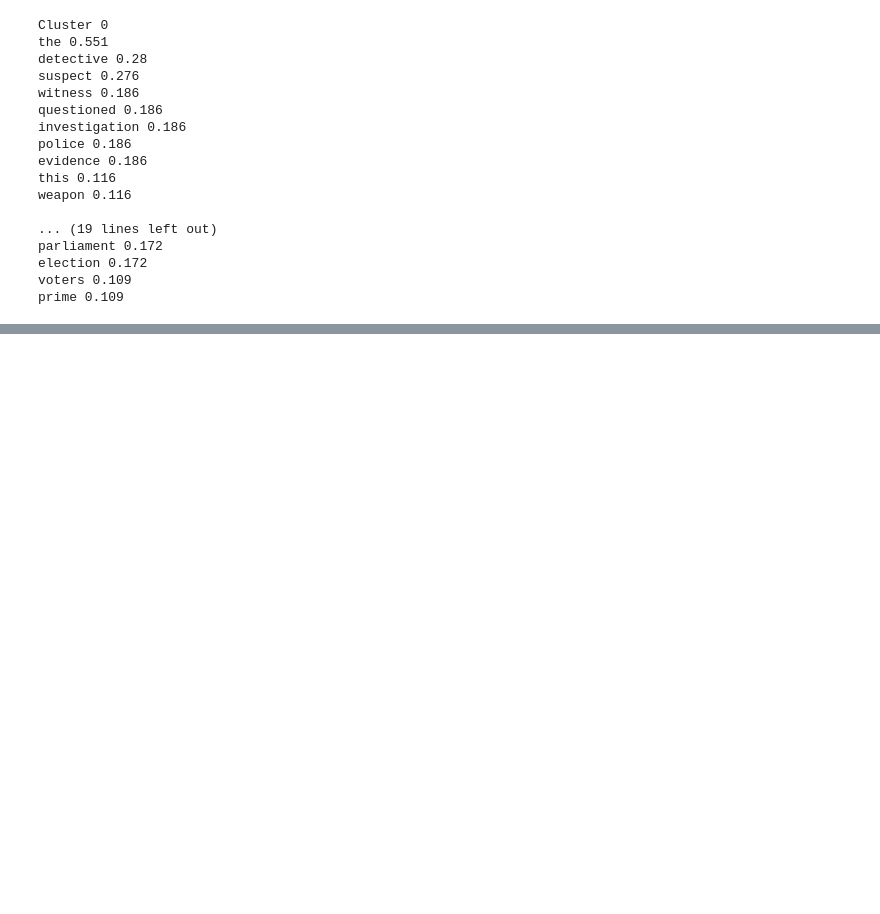
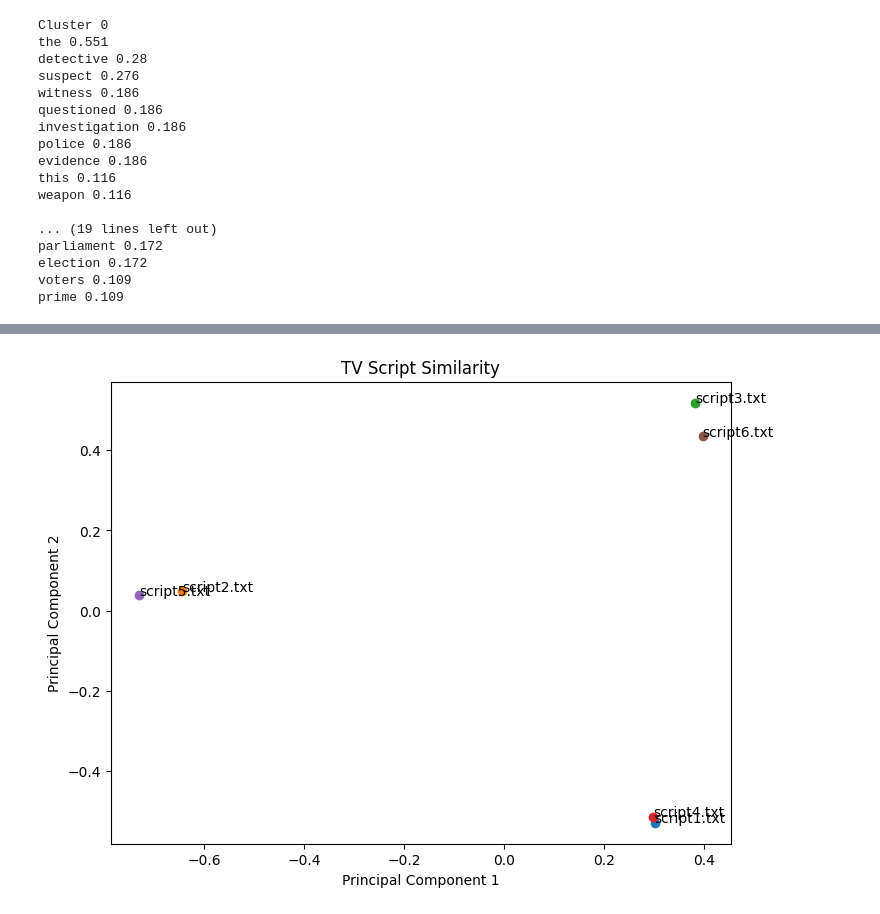
Before and after one commit to Vamoose2/Finding-Themes-in-TV-Scripts-with-TF-IDF-and-Clustering, a Jupyter notebook: main.ipynb, the cells around one changed output, grey strips where cells are left out. Cells and saved outputs as stored; diff of their text form; code cells hidden in the pictures; blank space fills up the shorter version.

```diff
--- a/main.ipynb
+++ b/main.ipynb
@@ -143,0 +168,17 @@ prime 0.109
+# %%
+plt.figure(figsize=(8, 6))
+
+for i, row in df.iterrows():
+    plt.scatter(X_2d[i, 0], X_2d[i, 1])
+    plt.annotate(
+        row["filename"],
+        (X_2d[i, 0], X_2d[i, 1])
+    )
+
+plt.xlabel("Principal Component 1")
+plt.ylabel("Principal Component 2")
+plt.title("TV Script Similarity")
+
+plt.show()
+# %% [output]
+[figure, added]
```
Also changed, not shown: parts of 2 cells of this notebook.
